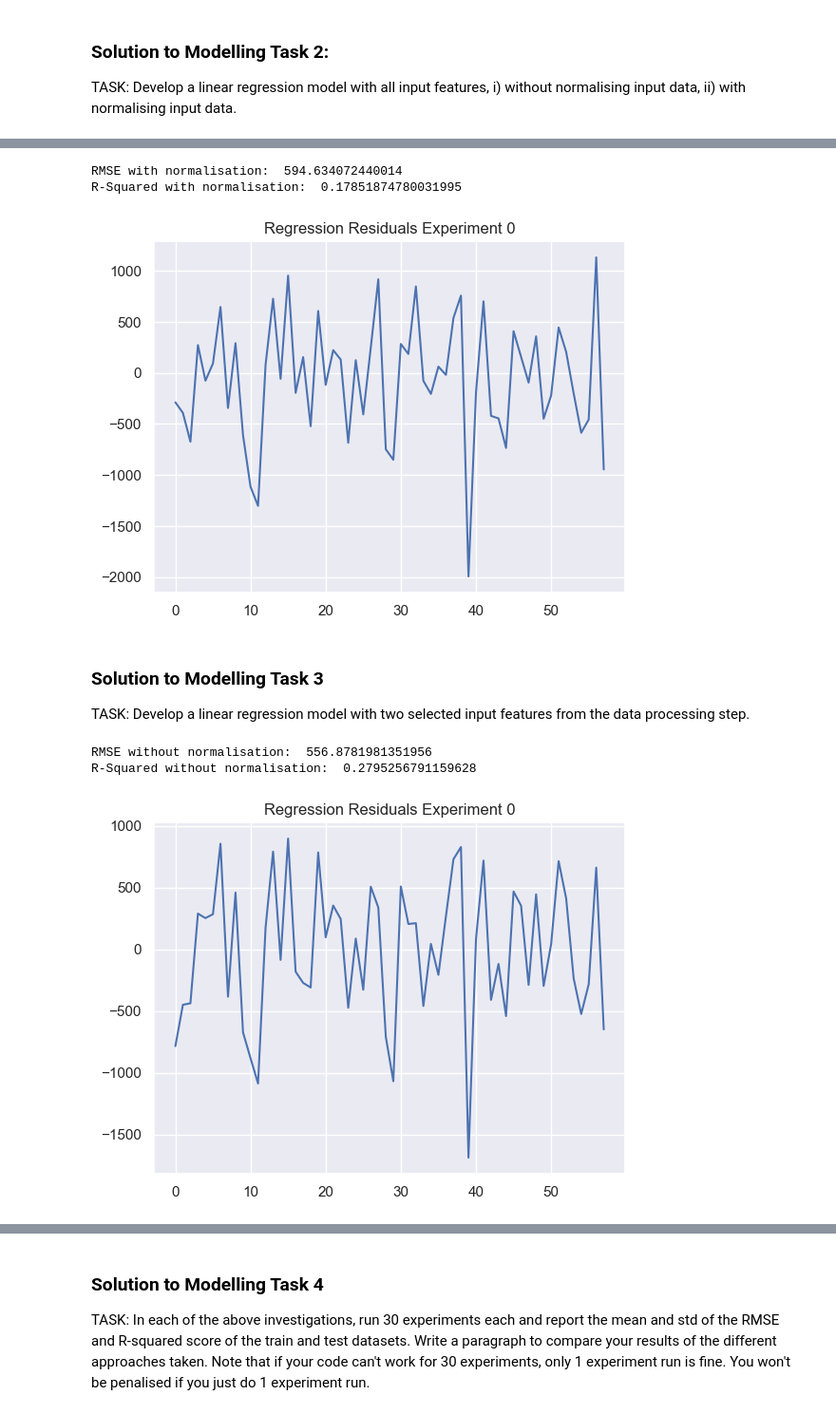
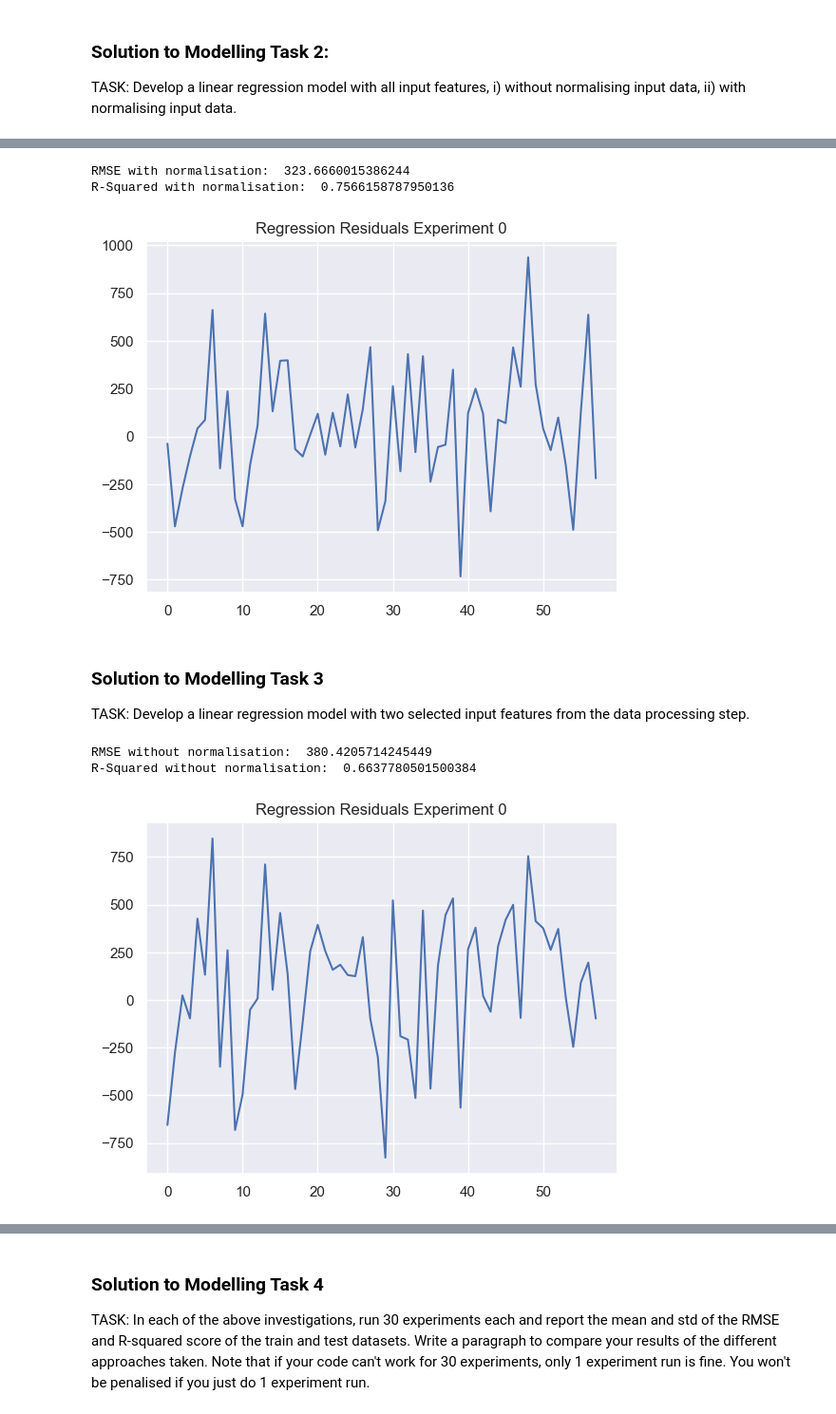
Before and after one commit to Z5429/ZZSC9020-Group-P, a Jupyter notebook: src/linear_model_john.ipynb, the cells around one changed output, grey strips where cells are left out. Shown at 95% size. Cells and saved outputs as stored; diff of their text form; code cells hidden in the pictures.

```diff
--- a/src/linear_model_john.ipynb
+++ b/src/linear_model_john.ipynb
@@ -27,11 +27,11 @@ def read_data(datafile):
 ### Function for cleaning data
 # %%
 def clean_data(df_data):
-    columns_to_drop_1 = ['year', 'month', 'date', 'demand_mean', 'total_consumption', 'demand_mean_max', 'demand_max', 'temp_min', 'temp_max']
-    columns_to_drop_2 = ['year', 'month', 'date', 'demand_mean', 'total_consumption', 'demand_max', 'temp_min', 'temp_max']
+    columns_to_drop_1 = ['year', 'month', 'date', 'demand_mean', 'total_consumption', 'demand_avg_daily_max', 'demand_max', 'temp_min', 'temp_max', 'temp_mean', 'temp_avg_daily_max', 'temp_avg_daily_min', 'gsp']
+    columns_to_drop_2 = ['year', 'month', 'date', 'demand_mean', 'total_consumption', 'demand_max', 'temp_min', 'temp_max', 'temp_mean', 'temp_avg_daily_max', 'temp_avg_daily_min', 'gsp']
     # Split dataset into a 'features' and a 'response' dataset
     df_features = df_data.drop(columns=columns_to_drop_1, axis=1, inplace=False)
-    df_response = df_data[['demand_mean_max']]
+    df_response = df_data[['demand_avg_daily_max']]
     df_model_reduced = df_data.drop(columns=columns_to_drop_2, axis=1, inplace=False)
 
 
@@ -475,9 +474,9 @@ rmse_test_list, _, _, rsq_test_list, _, _, _, _, _, _, _, _, _ = run_experiments
 print('RMSE with normalisation: ', rmse_test_list[0])
 print('R-Squared with normalisation: ', rsq_test_list[0])
 # %% [output]
-RMSE with normalisation:  594.634072440014
-R-Squared with normalisation:  0.17851874780031995
+RMSE with normalisation:  323.6660015386244
+R-Squared with normalisation:  0.7566158787950136
-[figure, old version]
+[figure, new version]
 # %% [markdown]
 ### Solution to Modelling Task 3
 
@@ -491,38 +490,38 @@ TASK: Develop a linear regression model with two selected input features from th
 #features_df, response_df, abalone_df = clean_data(abalone_df)
 
 # Create subset of features
-df_features_subset = df_features[['temp_mean','pv_capacity']]
+df_features_subset = df_features[['degree_days','pv_capacity']]
 
 # Prepare features and response
 features = df_features_subset.to_numpy()
 response = df_response.to_numpy()
 
 # WITHOUT NORMALISATION
 
 # Create directory for saving figure files
 figure_dir = "fig\\linear_model\\task3\\without_norm\\"
 mkdir_p(figure_dir)
 
 # Set maximum number of experiments, train split ratio, normalisation flag
 max_experiments = 1
 train_split = 0.6
 norm_flag = False
 
 # Execute Linear Regression experiment
 rmse_test_list, _, _, rsq_test_list, _, _, _, _, _, _, _, _, _ = run_experiments(
                                                                         features,
                                                                         response,
                                                                         norm_flag,
                                                                         max_experiments,
                                                                         train_split,
                                                                         figure_dir )
 
 print('RMSE without normalisation: ', rmse_test_list[0])
 print('R-Squared without normalisation: ', rsq_test_list[0])
 # %% [output]
-RMSE without normalisation:  556.8781981351956
-R-Squared without normalisation:  0.2795256791159628
+RMSE without normalisation:  380.4205714245449
+R-Squared without normalisation:  0.6637780501500384
-[figure, old version]
+[figure, new version]
 # %%
 # WITH NORMALISATION
 
```
Also changed, not shown: parts of 15 cells of this notebook, 5 other files.
